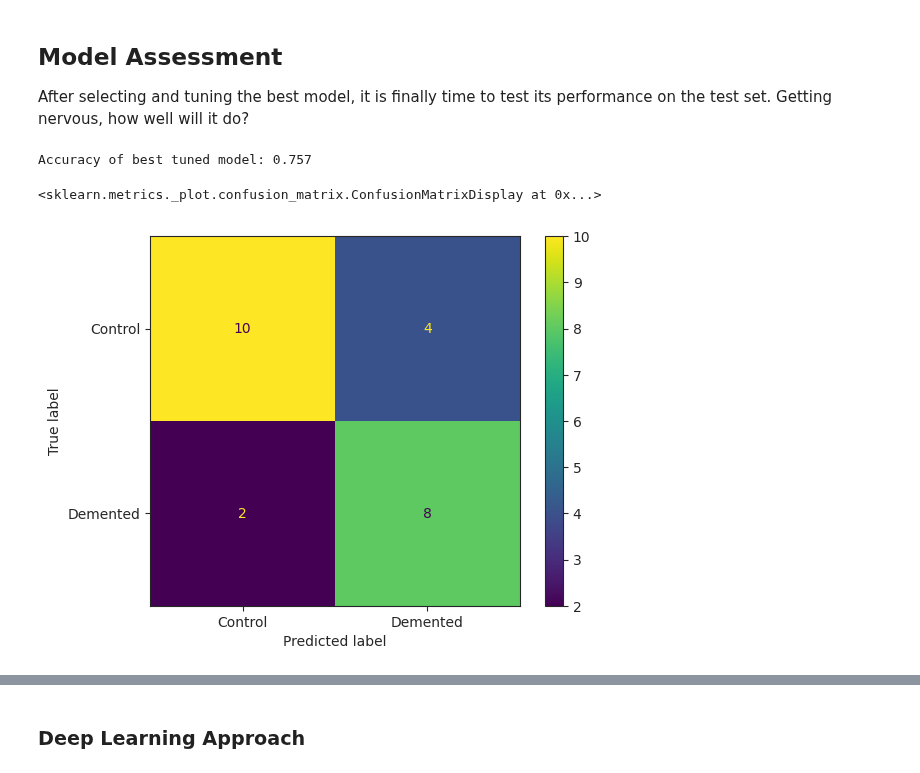
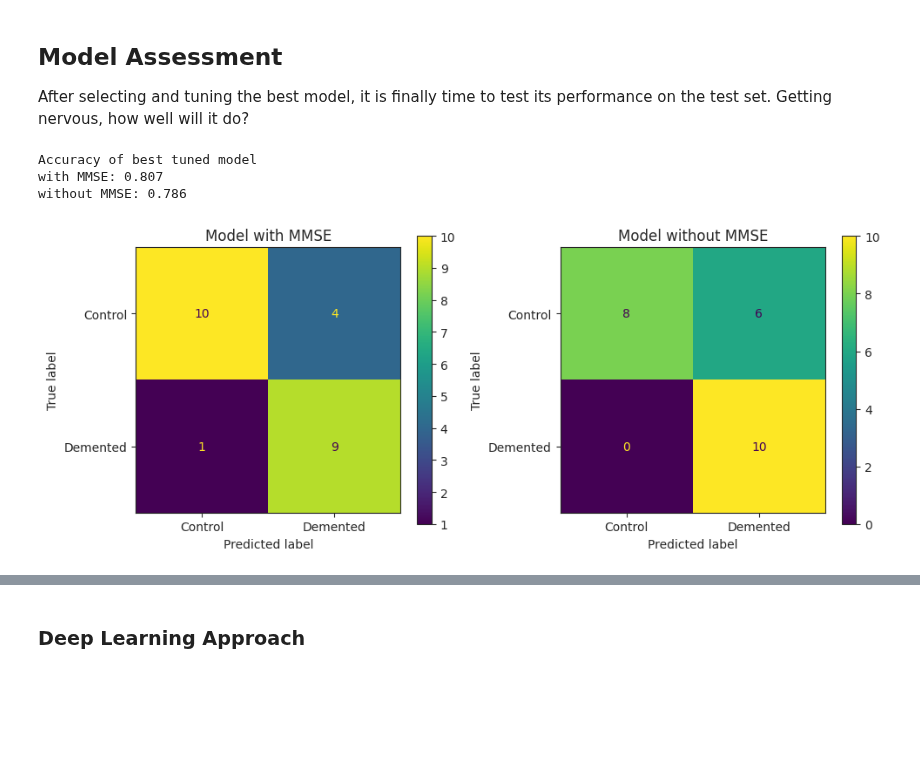
Before and after one commit to RiboRings/AlzheimerPrediction, a Jupyter notebook: learning-about-ad.ipynb, the cells around one changed output, grey strips where cells are left out. Cells and saved outputs as stored; diff of their text form; code cells hidden in the pictures; blank space fills up the shorter version.

```diff
--- a/learning-about-ad.ipynb
+++ b/learning-about-ad.ipynb
@@ -497,13 +509,35 @@ After selecting and tuning the best model, it is finally time to test its perfor
 tuned_model.fit(X_train, y_train)
 y_pred = tuned_model.predict(X_test)
 
-print(f"Accuracy of best tuned model: {balanced_accuracy_score(y_test, y_pred):.3f}")
+# Train best model on dataset without MMSE
+tuned_model.fit(X_train_without_mmse, y_train)
+y_pred_no_mmse = tuned_model.predict(X_test_without_mmse)
 
-# Plot confusion matrix
-cm = confusion_matrix(y_test, y_pred)
-disp = ConfusionMatrixDisplay(cm, display_labels=["Control", "Demented"])
-disp.plot()
+print("Accuracy of best tuned model")
+print(f"with MMSE: {balanced_accuracy_score(y_test, y_pred):.3f}")
+print(f"without MMSE: {balanced_accuracy_score(y_test, y_pred_no_mmse):.3f}")
 # %% [output]
-Accuracy of best tuned model: 0.757
+Accuracy of best tuned model
+with MMSE: 0.807
+without MMSE: 0.786
-<sklearn.metrics._plot.confusion_matrix.ConfusionMatrixDisplay at 0x...>
-[figure, removed]
+# %%
+fig, axes = plt.subplots(1, 2)
+
+fig.set_figheight(4)
+fig.set_figwidth(10)
+
+# Plot confusion matrix for model with MMSE
+cm = confusion_matrix(y_test, y_pred)
+disp = ConfusionMatrixDisplay(cm, display_labels=["Control", "Demented"])
+disp.plot(ax=axes[0])
+axes[0].set_title("Model with MMSE")
+
+# Plot confusion matrix for model without MMSE
+cm = confusion_matrix(y_test, y_pred_no_mmse)
+disp = ConfusionMatrixDisplay(cm, display_labels=["Control", "Demented"])
+disp.plot(ax=axes[1])
+axes[1].set_title("Model without MMSE")
+
+plt.tight_layout()
+# %% [output]
+[figure, added]
```
Also changed, not shown: parts of 16 cells of this notebook.
